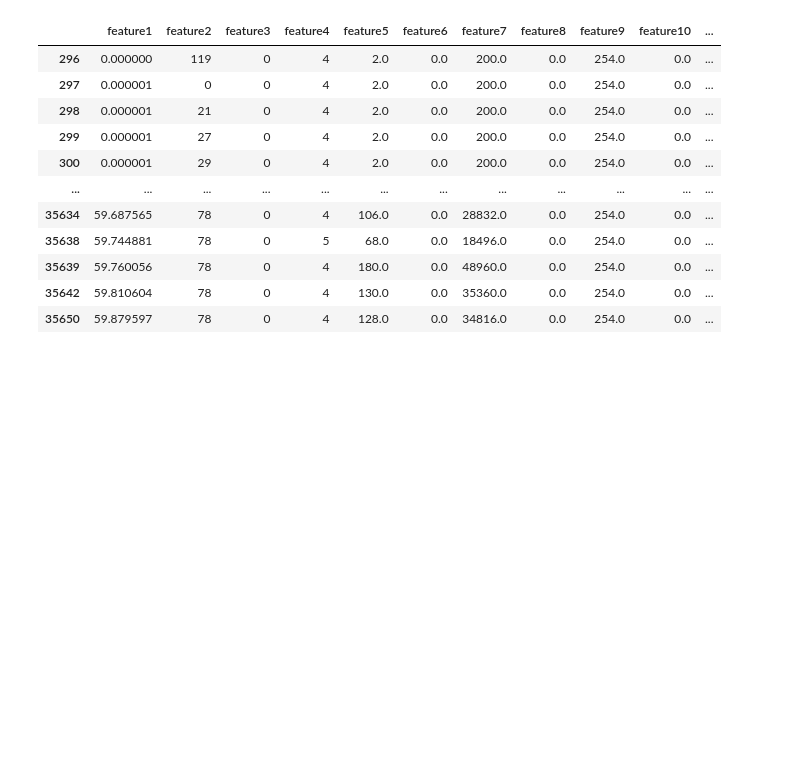
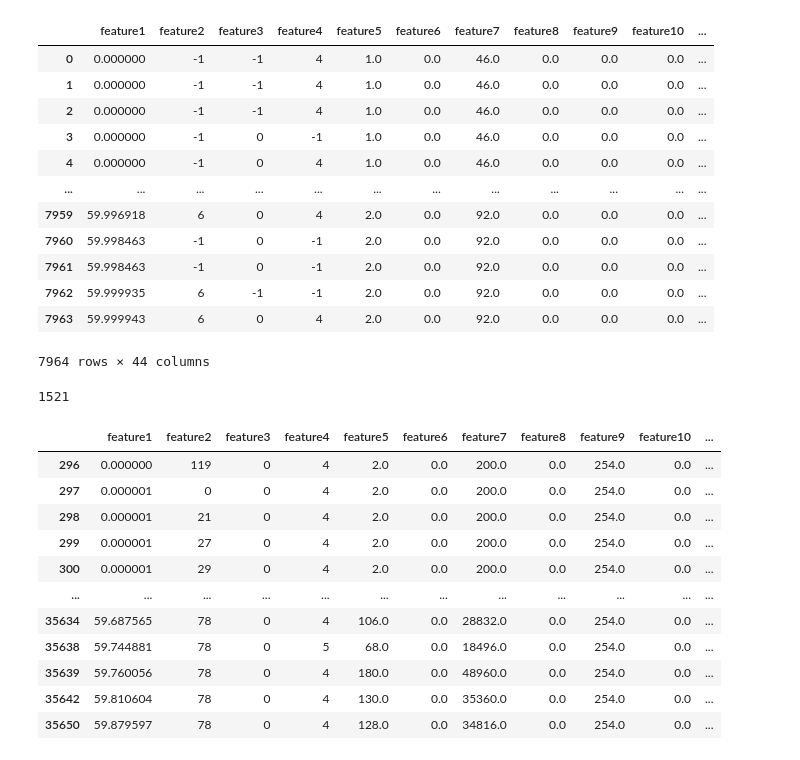
Before and after one commit to DASC-CompetitiveDS/MLOpsVN, a Jupyter notebook: src/notebooks/drift_survey.ipynb, the cells around one changed output. Drawn from its saved outputs; the diff is of its cells as text; code cells hidden in the pictures; blank space fills up the shorter version.

```diff
--- a/src/notebooks/drift_survey.ipynb
+++ b/src/notebooks/drift_survey.ipynb
@@ -29,3 +128,23 @@ for file_path in os.listdir(link_data_test):
+# %%
+test_drift
+# %% [output]
+|  | feature1 | feature2 | feature3 | feature4 | feature5 | feature6 | feature7 | feature8 | feature9 | feature10 | ... |
+| 0 | 0.000000 | -1 | -1 | 4 | 1.0 | 0.0 | 46.0 | 0.0 | 0.0 | 0.0 | ... |
+| 1 | 0.000000 | -1 | -1 | 4 | 1.0 | 0.0 | 46.0 | 0.0 | 0.0 | 0.0 | ... |
+| 2 | 0.000000 | -1 | -1 | 4 | 1.0 | 0.0 | 46.0 | 0.0 | 0.0 | 0.0 | ... |
+| 3 | 0.000000 | -1 | 0 | -1 | 1.0 | 0.0 | 46.0 | 0.0 | 0.0 | 0.0 | ... |
+| 4 | 0.000000 | -1 | 0 | 4 | 1.0 | 0.0 | 46.0 | 0.0 | 0.0 | 0.0 | ... |
+| ... | ... | ... | ... | ... | ... | ... | ... | ... | ... | ... | ... |
+| 7959 | 59.996918 | 6 | 0 | 4 | 2.0 | 0.0 | 92.0 | 0.0 | 0.0 | 0.0 | ... |
+| 7960 | 59.998463 | -1 | 0 | -1 | 2.0 | 0.0 | 92.0 | 0.0 | 0.0 | 0.0 | ... |
+| 7961 | 59.998463 | -1 | 0 | -1 | 2.0 | 0.0 | 92.0 | 0.0 | 0.0 | 0.0 | ... |
+| 7962 | 59.999935 | 6 | -1 | -1 | 2.0 | 0.0 | 92.0 | 0.0 | 0.0 | 0.0 | ... |
+| 7963 | 59.999943 | 6 | 0 | 4 | 2.0 | 0.0 | 92.0 | 0.0 | 0.0 | 0.0 | ... |
+7964 rows × 44 columns
+# %%
+test_drift[test_drift['drift_unique'] == 2]['count_record'].sum()
+# %% [output]
+1521
 # %%
 feature_group = train_x.columns.tolist()
 feature_group.remove("label")
```
Also changed, not shown: parts of 18 cells of this notebook, 13 other files.
